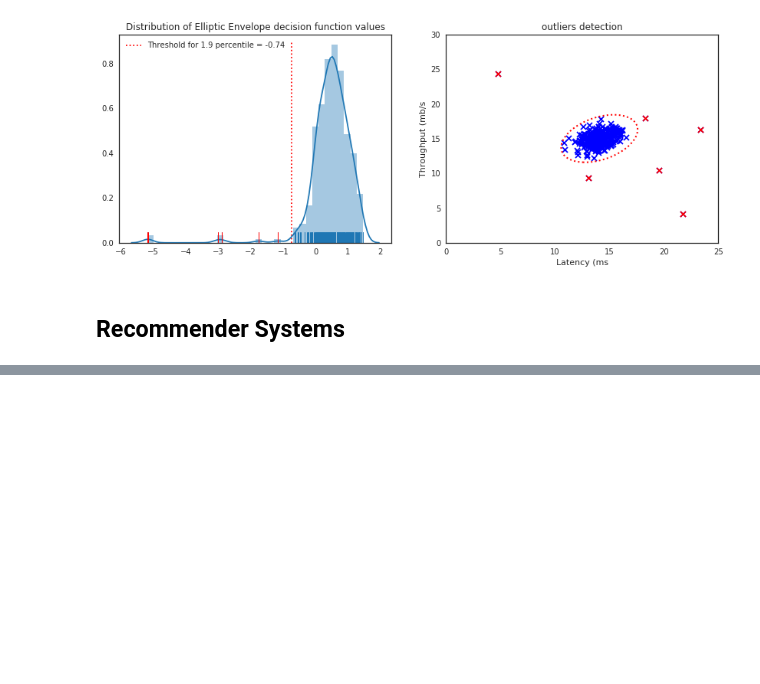
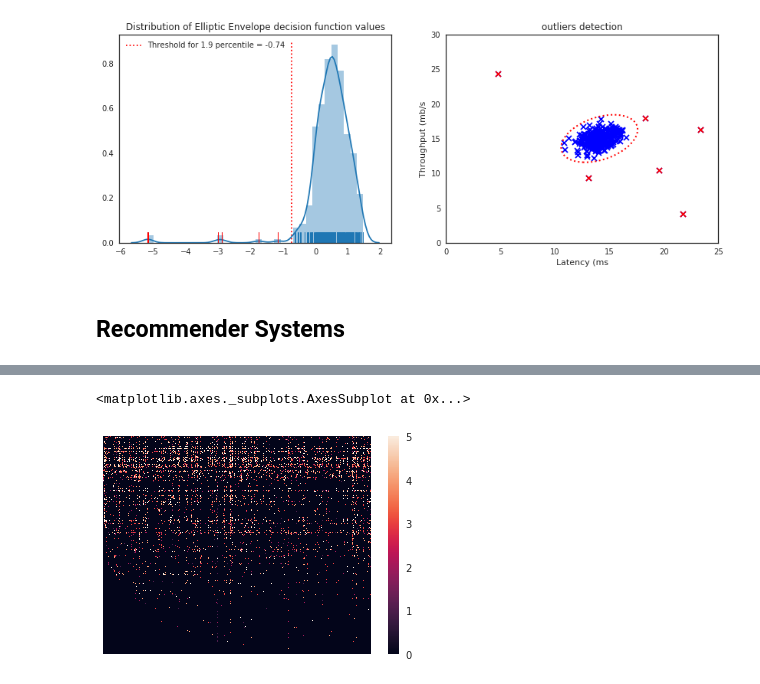
Before and after one commit to khs123/machine-learning-coursera, a Jupyter notebook: ex8_anomaly_detection_and_recommender_systems.ipynb, the cells around one changed output, grey strips where cells are left out. Saved outputs shown, nothing was run; the diff lists cells and outputs as text; code cells hidden in the pictures; blank space fills up the shorter version.

```diff
--- a/ex8_anomaly_detection_and_recommender_systems.ipynb
+++ b/ex8_anomaly_detection_and_recommender_systems.ipynb
@@ -84,0 +111,5 @@ Y = data2["Y"]
+# %%
+sns.heatmap(Y, yticklabels=False, xticklabels=False)
+# %% [output]
+<matplotlib.axes._subplots.AxesSubplot at 0x...>
+[figure, added]
```
Also changed, not shown: parts of 3 cells of this notebook.
